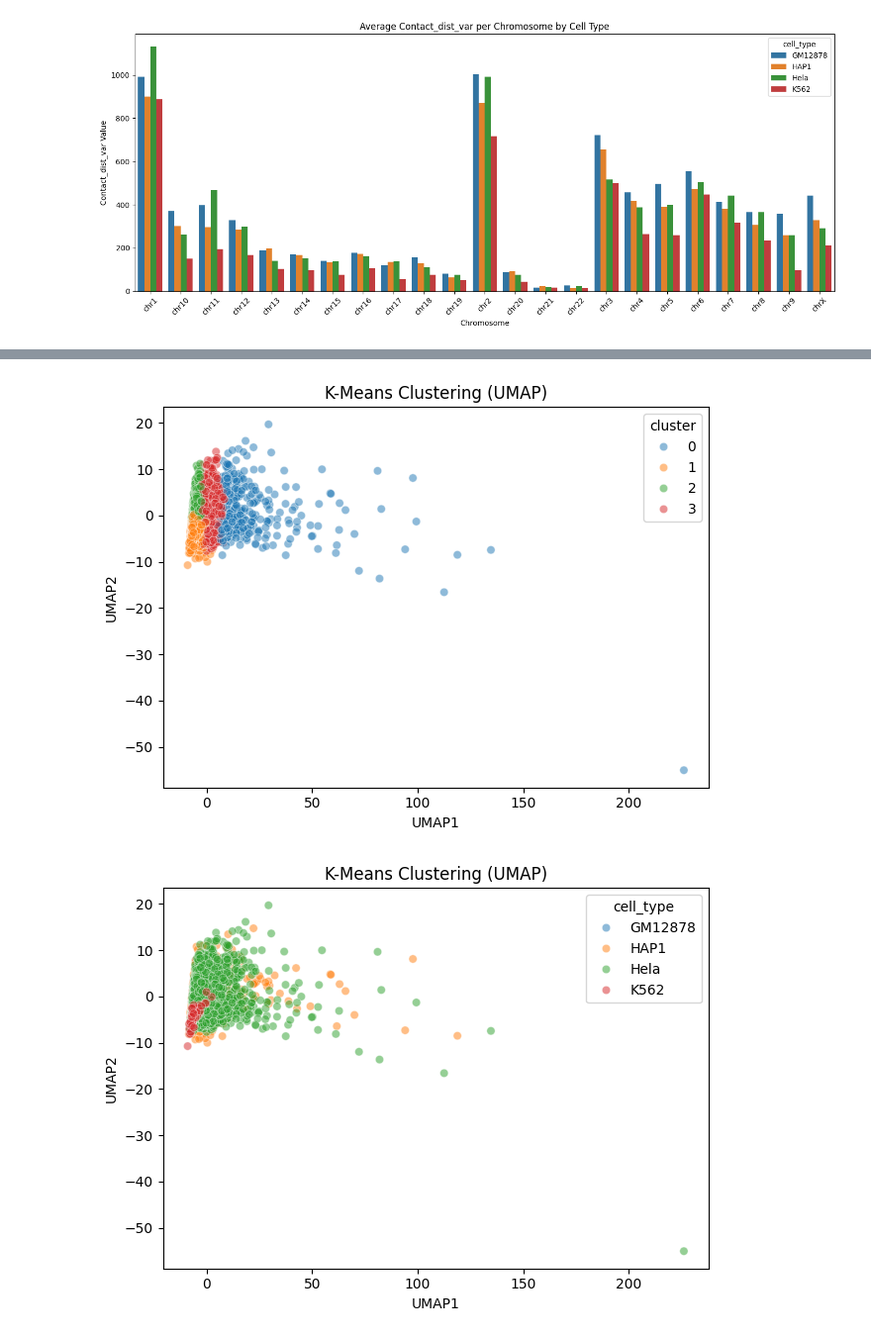
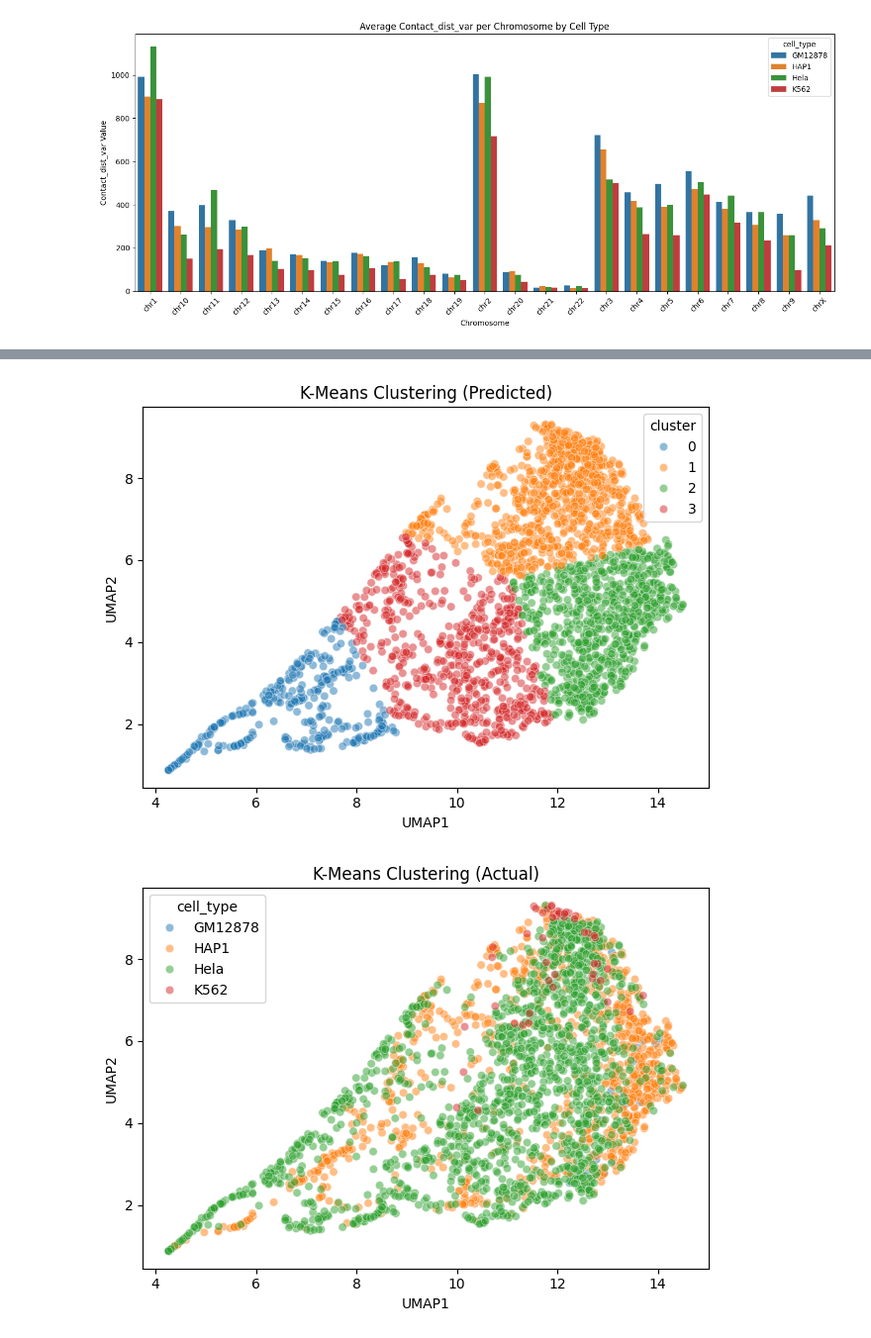
Before and after one commit to saladinshaurov/hic-cell-classification, a Jupyter notebook: notebooks/matrix-chromosome.ipynb, the cells around one changed output, grey strips where cells are left out. Shown at 99% size. Saved outputs shown, nothing was run; the diff lists cells and outputs as text; code cells hidden in the pictures.

Commit message:
Adjusted graph labels, tSNE

```diff
--- a/notebooks/matrix-chromosome.ipynb
+++ b/notebooks/matrix-chromosome.ipynb
@@ -369,20 +383,20 @@ plt.show()
 # %%
 kmeans = KMeans(n_clusters=4, random_state=42)
 cluster_labels = kmeans.fit_predict(X_umap)
 
-cluster_df = pd.DataFrame(X_pca[:, :2], columns=["UMAP1", "UMAP2"])
+cluster_df = pd.DataFrame(X_umap[:, :2], columns=["UMAP1", "UMAP2"])
 cluster_df["cluster"] = cluster_labels
 cluster_df["cell_type"] = test_df["cell_type"].values
 
 sns.scatterplot(data=cluster_df, x="UMAP1", y="UMAP2", hue="cluster", palette="tab10", alpha=0.5)
-plt.title("K-Means Clustering (UMAP)")
+plt.title("K-Means Clustering (Predicted)")
 plt.tight_layout()
 plt.show()
 
 sns.scatterplot(data=cluster_df, x="UMAP1", y="UMAP2", hue="cell_type", palette="tab10", alpha=0.5)
-plt.title("K-Means Clustering (UMAP)")
+plt.title("K-Means Clustering (Actual)")
 plt.tight_layout()
 plt.show()
 # %% [output]
-[figure, old version]
+[figure, new version]
-[figure, old version]
+[figure, new version]
```
Also changed, not shown: parts of 11 cells of this notebook, 1 other file.
